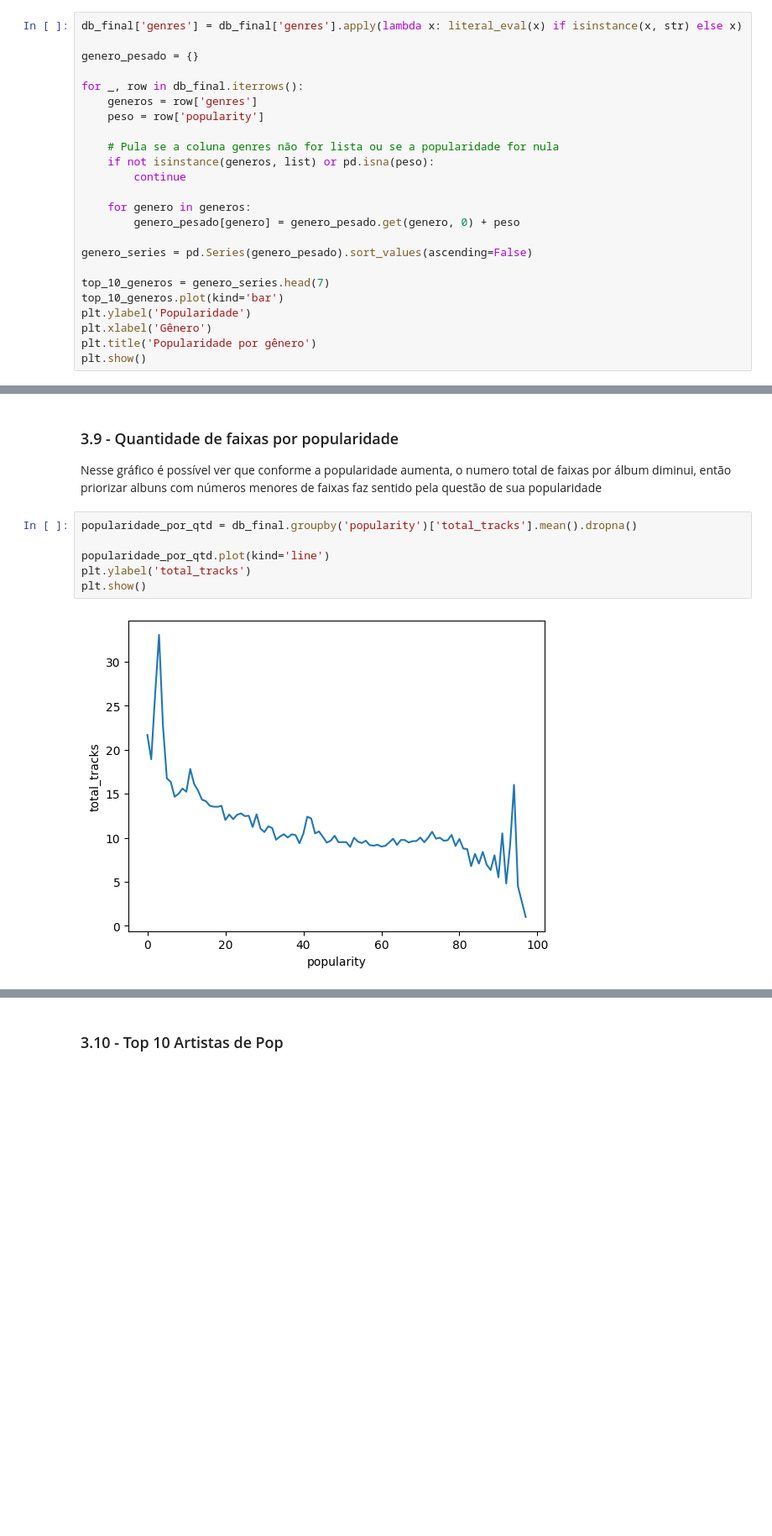
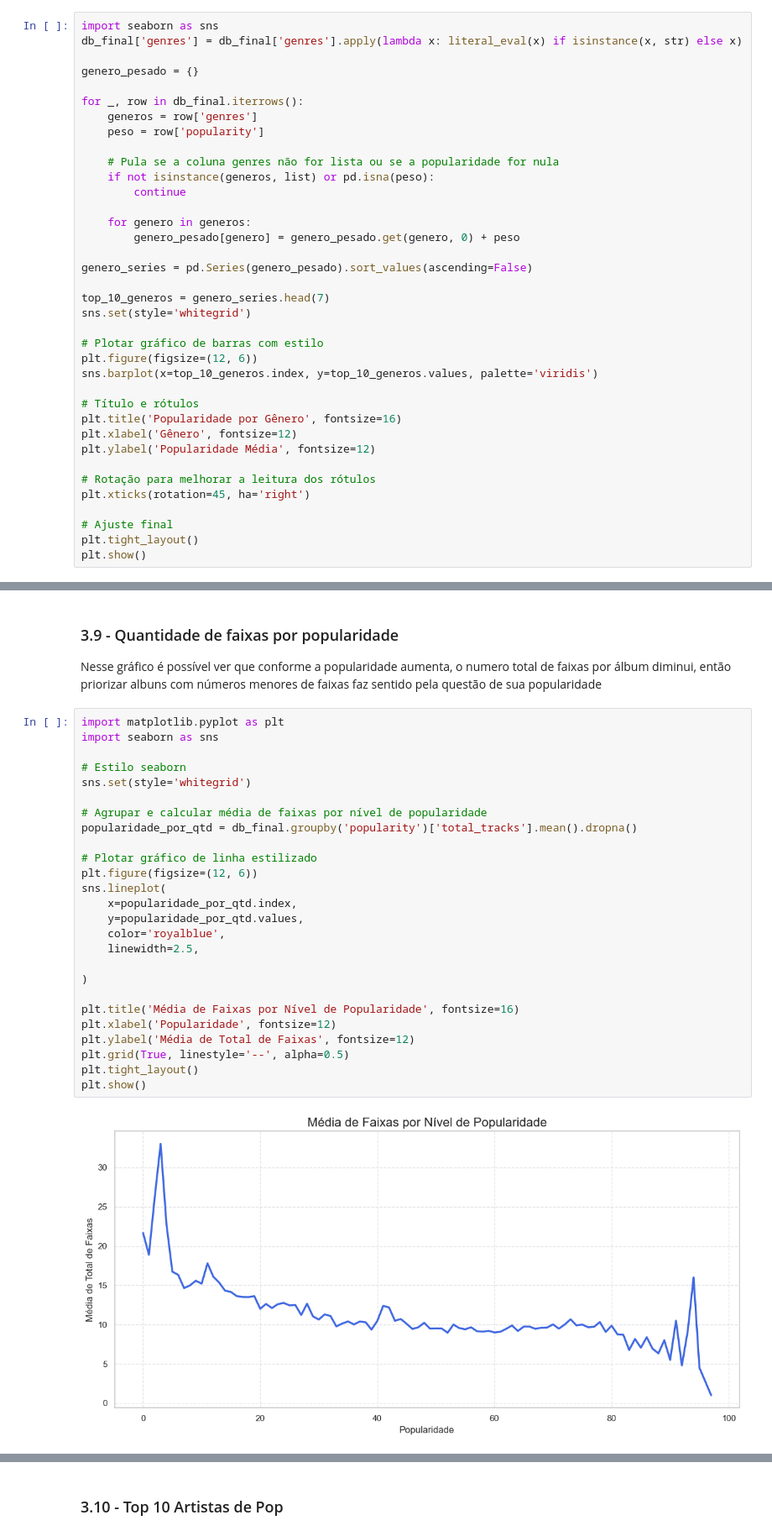
Before and after one commit to pedropalugan/mel-records2, a Jupyter notebook: notebook.ipynb, the cells around one changed output, grey strips where cells are left out. Shown at 84% size. Drawn from its saved outputs; the diff is of its cells as text; blank space fills up the shorter version.

```diff
--- a/notebook.ipynb
+++ b/notebook.ipynb
@@ -202,6 +285,7 @@ plt.show()
 # %% [markdown]
 ### 3.7 - Popularidade por gênero
 # %%
+import seaborn as sns
 db_final['genres'] = db_final['genres'].apply(lambda x: literal_eval(x) if isinstance(x, str) else x)
 
 genero_pesado = {}
@@ -220,9 +304,21 @@ for _, row in db_final.iterrows():
 genero_series = pd.Series(genero_pesado).sort_values(ascending=False)
 
 top_10_generos = genero_series.head(7)
-top_10_generos.plot(kind='bar')
-plt.ylabel('Popularidade')
-plt.xlabel('Gênero')
-plt.title('Popularidade por gênero')
+sns.set(style='whitegrid')
+
+# Plotar gráfico de barras com estilo
+plt.figure(figsize=(12, 6))
+sns.barplot(x=top_10_generos.index, y=top_10_generos.values, palette='viridis')
+
+# Título e rótulos
+plt.title('Popularidade por Gênero', fontsize=16)
+plt.xlabel('Gênero', fontsize=12)
+plt.ylabel('Popularidade Média', fontsize=12)
+
+# Rotação para melhorar a leitura dos rótulos
+plt.xticks(rotation=45, ha='right')
+
+# Ajuste final
+plt.tight_layout()
 plt.show()
 # %% [output]
@@ -253,13 +350,33 @@ plt.show()
 
 Nesse gráfico é possível ver que conforme a popularidade aumenta, o numero total de faixas por álbum diminui, então priorizar albuns com números menores de faixas faz sentido pela questão de sua popularidade
 # %%
+import matplotlib.pyplot as plt
+import seaborn as sns
+
+# Estilo seaborn
+sns.set(style='whitegrid')
+
+# Agrupar e calcular média de faixas por nível de popularidade
 popularidade_por_qtd = db_final.groupby('popularity')['total_tracks'].mean().dropna()
 
-popularidade_por_qtd.plot(kind='line')
-plt.ylabel('total_tracks')
+# Plotar gráfico de linha estilizado
+plt.figure(figsize=(12, 6))
+sns.lineplot(
+    x=popularidade_por_qtd.index,
+    y=popularidade_por_qtd.values,
+    color='royalblue',
+    linewidth=2.5,
+
+)
+
+plt.title('Média de Faixas por Nível de Popularidade', fontsize=16)
+plt.xlabel('Popularidade', fontsize=12)
+plt.ylabel('Média de Total de Faixas', fontsize=12)
+plt.grid(True, linestyle='--', alpha=0.5)
+plt.tight_layout()
 plt.show()
 # %% [output]
-[figure, old version]
+[figure, new version]
 # %%
 pop_artistas = db_final[db_final['genres'].apply(lambda x: isinstance(x, list) and 'pop' in [g.lower() for g in x])]
 dance_pop_artistas = db_final[db_final['genres'].apply(lambda x: isinstance(x, list) and 'dance pop' in [g.lower() for g in x])]
```
Also changed, not shown: parts of 9 cells of this notebook.
